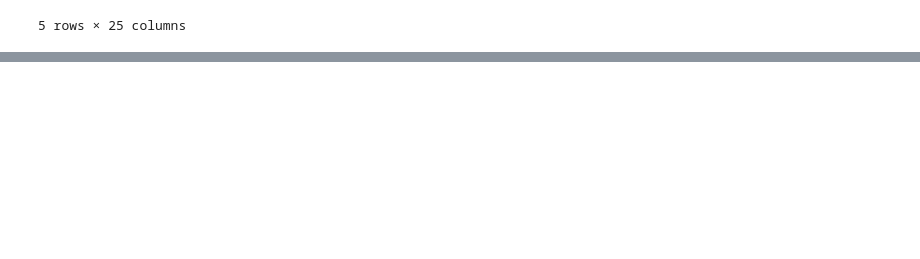
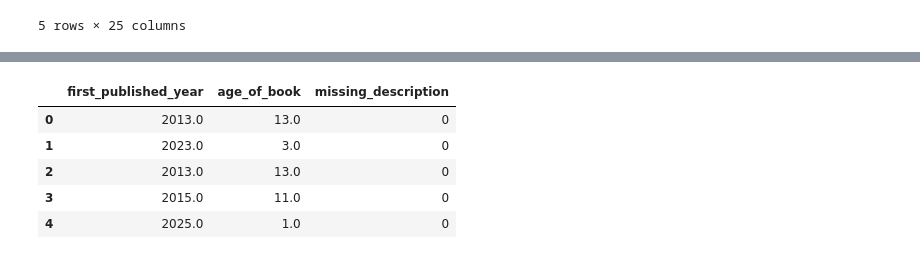
Before and after one commit to gagankishoreint-glitch/Py-LLM-Book, a Jupyter notebook: data_exploration.ipynb, the cells around one changed output, grey strips where cells are left out. Cells and saved outputs as stored; diff of their text form; code cells hidden in the pictures; blank space fills up the shorter version.

```diff
--- a/data_exploration.ipynb
+++ b/data_exploration.ipynb
@@ -52,0 +87,17 @@ memory usage: 10.9 MB
+# %%
+import numpy as np
+
+#1) column setting
+books["missing_description"] = np.where(books["description"].isna(), 1, 0)
+
+#2)Calculate the age of the book using "first_published_year"
+books["age_of_book"] = 2026 - books["first_published_year"]
+
+books[["first_published_year", "age_of_book", "missing_description"]].head()
+# %% [output]
+|  | first_published_year | age_of_book | missing_description |
+| 0 | 2013.0 | 13.0 | 0 |
+| 1 | 2023.0 | 3.0 | 0 |
+| 2 | 2013.0 | 13.0 | 0 |
+| 3 | 2015.0 | 11.0 | 0 |
+| 4 | 2025.0 | 1.0 | 0 |
```
Also changed, not shown: parts of 6 cells of this notebook, 4 other files.
